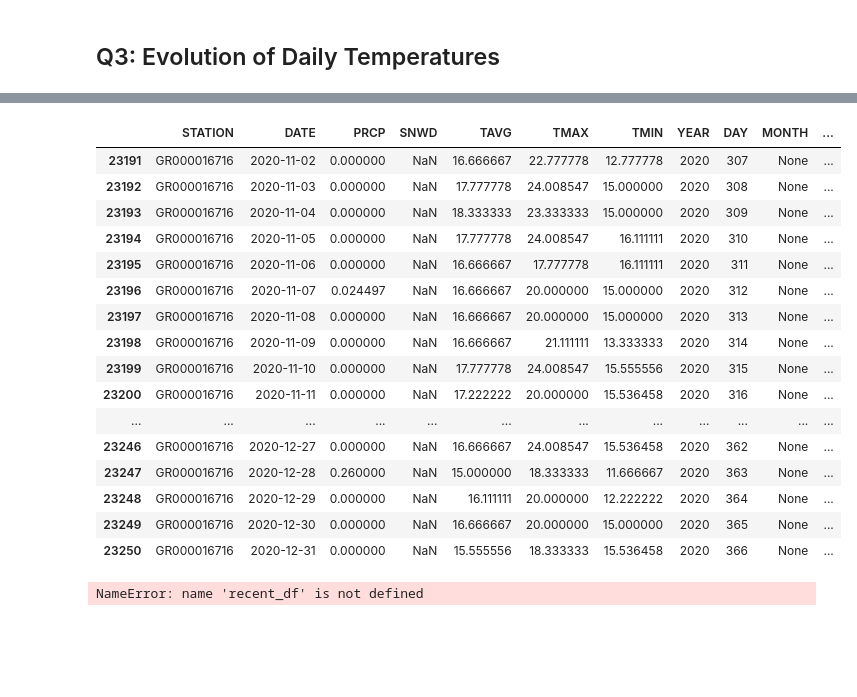
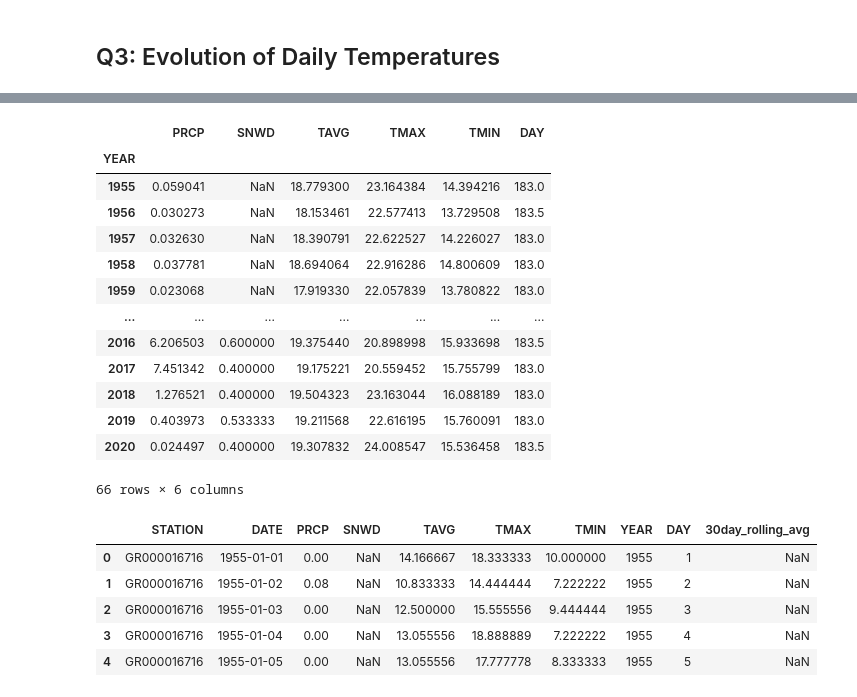
Before and after one commit to nataliaKat/Applied-ML-Assignments, a Jupyter notebook: assignment_01/assignment_01_Katsiapi_Natalia.ipynb, the cells around one changed output, grey strips where cells are left out. Cells and saved outputs as stored; diff of their text form; code cells hidden in the pictures; blank space fills up the shorter version.

```diff
--- a/assignment_01/assignment_01_Katsiapi_Natalia.ipynb
+++ b/assignment_01/assignment_01_Katsiapi_Natalia.ipynb
@@ -473,7 +472,5 @@ plt.show()
 # %%
 data['YEAR'] = data.DATE.dt.year
 data['DAY'] = data.DATE.dt.dayofyear
-# recent_df['DAY'] = recent_df.DATE.dt.dayofyear
-data['MONTH'] = None
 data
 # %% [output]
@@ -518,27 +490,28 @@ mean_per_month_year
+# %%
+mean_per_month_year = data.groupby("YEAR").mean()
+mean_per_month_year
+# %% [output]
+|  | PRCP | SNWD | TAVG | TMAX | TMIN | DAY |
+| YEAR |  |  |  |  |  |  |
+| 1955 | 0.059041 | NaN | 18.779300 | 23.164384 | 14.394216 | 183.0 |
+| 1956 | 0.030273 | NaN | 18.153461 | 22.577413 | 13.729508 | 183.5 |
+| 1957 | 0.032630 | NaN | 18.390791 | 22.622527 | 14.226027 | 183.0 |
+| 1958 | 0.037781 | NaN | 18.694064 | 22.916286 | 14.800609 | 183.0 |
+| 1959 | 0.023068 | NaN | 17.919330 | 22.057839 | 13.780822 | 183.0 |
+| ... | ... | ... | ... | ... | ... | ... |
+| 2016 | 6.206503 | 0.600000 | 19.375440 | 20.898998 | 15.933698 | 183.5 |
+| 2017 | 7.451342 | 0.400000 | 19.175221 | 20.559452 | 15.755799 | 183.0 |
+| 2018 | 1.276521 | 0.400000 | 19.504323 | 23.163044 | 16.088189 | 183.0 |
+| 2019 | 0.403973 | 0.533333 | 19.211568 | 22.616195 | 15.760091 | 183.0 |
+| 2020 | 0.024497 | 0.400000 | 19.307832 | 24.008547 | 15.536458 | 183.5 |
+66 rows × 6 columns
 # %%
 data['30day_rolling_avg'] = data.TAVG.rolling(30).mean()
-data.tail(60)
+data.head()
 # %% [output]
-|  | STATION | DATE | PRCP | SNWD | TAVG | TMAX | TMIN | YEAR | DAY | MONTH | ... |
-| 23191 | GR000016716 | 2020-11-02 | 0.000000 | NaN | 16.666667 | 22.777778 | 12.777778 | 2020 | 307 | None | ... |
-| 23192 | GR000016716 | 2020-11-03 | 0.000000 | NaN | 17.777778 | 24.008547 | 15.000000 | 2020 | 308 | None | ... |
-| 23193 | GR000016716 | 2020-11-04 | 0.000000 | NaN | 18.333333 | 23.333333 | 15.000000 | 2020 | 309 | None | ... |
-| 23194 | GR000016716 | 2020-11-05 | 0.000000 | NaN | 17.777778 | 24.008547 | 16.111111 | 2020 | 310 | None | ... |
-| 23195 | GR000016716 | 2020-11-06 | 0.000000 | NaN | 16.666667 | 17.777778 | 16.111111 | 2020 | 311 | None | ... |
-| 23196 | GR000016716 | 2020-11-07 | 0.024497 | NaN | 16.666667 | 20.000000 | 15.000000 | 2020 | 312 | None | ... |
-| 23197 | GR000016716 | 2020-11-08 | 0.000000 | NaN | 16.666667 | 20.000000 | 15.000000 | 2020 | 313 | None | ... |
-| 23198 | GR000016716 | 2020-11-09 | 0.000000 | NaN | 16.666667 | 21.111111 | 13.333333 | 2020 | 314 | None | ... |
-| 23199 | GR000016716 | 2020-11-10 | 0.000000 | NaN | 17.777778 | 24.008547 | 15.555556 | 2020 | 315 | None | ... |
-| 23200 | GR000016716 | 2020-11-11 | 0.000000 | NaN | 17.222222 | 20.000000 | 15.536458 | 2020 | 316 | None | ... |
-| ... | ... | ... | ... | ... | ... | ... | ... | ... | ... | ... | ... |
-| 23246 | GR000016716 | 2020-12-27 | 0.000000 | NaN | 16.666667 | 24.008547 | 15.536458 | 2020 | 362 | None | ... |
-| 23247 | GR000016716 | 2020-12-28 | 0.260000 | NaN | 15.000000 | 18.333333 | 11.666667 | 2020 | 363 | None | ... |
-| 23248 | GR000016716 | 2020-12-29 | 0.000000 | NaN | 16.111111 | 20.000000 | 12.222222 | 2020 | 364 | None | ... |
-| 23249 | GR000016716 | 2020-12-30 | 0.000000 | NaN | 16.666667 | 20.000000 | 15.000000 | 2020 | 365 | None | ... |
-| 23250 | GR000016716 | 2020-12-31 | 0.000000 | NaN | 15.555556 | 18.333333 | 15.536458 | 2020 | 366 | None | ... |
+|  | STATION | DATE | PRCP | SNWD | TAVG | TMAX | TMIN | YEAR | DAY | 30day_rolling_avg |
+| 0 | GR000016716 | 1955-01-01 | 0.00 | NaN | 14.166667 | 18.333333 | 10.000000 | 1955 | 1 | NaN |
+| 1 | GR000016716 | 1955-01-02 | 0.08 | NaN | 10.833333 | 14.444444 | 7.222222 | 1955 | 2 | NaN |
+| 2 | GR000016716 | 1955-01-03 | 0.00 | NaN | 12.500000 | 15.555556 | 9.444444 | 1955 | 3 | NaN |
+| 3 | GR000016716 | 1955-01-04 | 0.00 | NaN | 13.055556 | 18.888889 | 7.222222 | 1955 | 4 | NaN |
+| 4 | GR000016716 | 1955-01-05 | 0.00 | NaN | 13.055556 | 17.777778 | 8.333333 | 1955 | 5 | NaN |
-# %%
-recent_df['30day_rolling_avg'] = data.TAVG.rolling(30).mean()
-data['recent_30day_rolling_avg'] = recent_df['30day_rolling_avg']
-data
-# %% [output]
-NameError: name 'recent_df' is not defined
```
Also changed, not shown: parts of 8 cells of this notebook.
